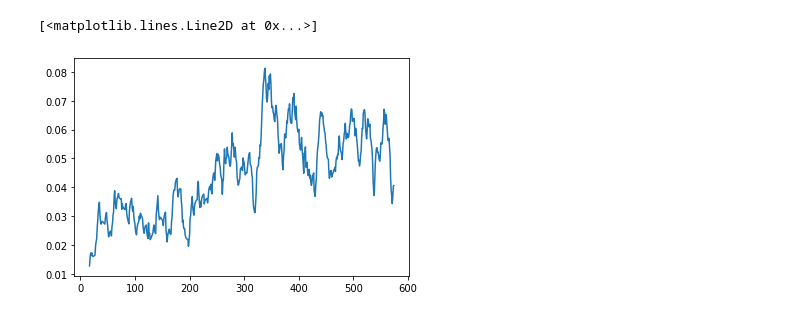
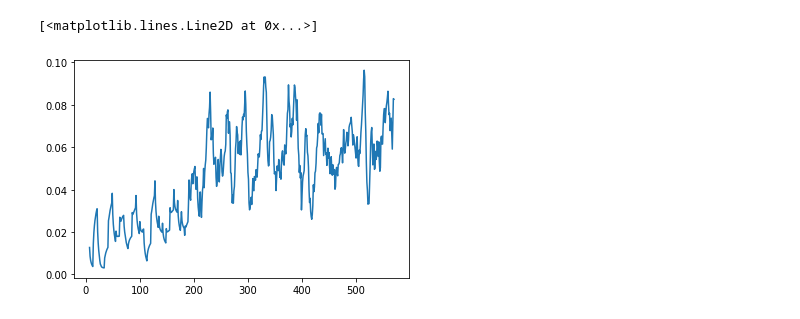
Before and after one commit to kojabawa/pirates, a Jupyter notebook: api dados/main.ipynb, the cells around one changed output. Cells and saved outputs as stored; diff of their text form; code cells hidden in the pictures.

```diff
--- a/api dados/main.ipynb
+++ b/api dados/main.ipynb
@@ -49,0 +49,13 @@ preço2019 = preço2019.loc[preço2019['Date'].dt.year >= 2019] #extraindo dados
+# %%
+preco_btc = pd.read_csv('btcusd.csv', skiprows=1).sort_values(by='Date')   #dados do bitcoin extraídos do cryptodatadownload.com
+
+preco_btc['Date'] = pd.to_datetime(preco_btc['Date'], infer_datetime_format=True)
+
+preco_btc['month_end'] = pd.to_datetime(preco_btc['Date'], format="%Y%m") + MonthEnd(0)
+
+preco_btc['month_end_bool'] = (preco_btc['month_end'] == preco_btc['Date']).astype(int) #boolean para pegar o ultimo dia do mes
+
+preco_btc['dt_month_year'] = preco_btc['Date'].dt.to_period('M')
+
+preco2019 = preco_btc[preco_btc['Date'] >= '2019']
+preco2019
@@ -115,7 +175,7 @@ newsagg = news.set_index('Date').groupby(pd.Grouper(freq='D')).sum()
 newsagg.reset_index(inplace=True)#tomando o índice original para uma operação a seguir, pode ser removido se trocarmos o for por outro método
 newsagg['dummy'] = ''             #apenas utilizado no for
 # %%
-for i in range(587):                                                  #triste
+for i in range(len(newsagg)):                                                  #triste
     if newsagg['value'][i] != 0:                                      #esse for é utilizado pra fazer o decay de notícias, assim não temos
         newsagg.loc[i, 'dummy'] = 0                                   #dias com valor nulo de sentimento de notícias relacionadas a bitcoin.
     elif (newsagg['value'][i] == 0) & (newsagg['dummy'][i-1] == 0):   #Basicamente, ele checa se o dia anterior teve notícias, e se não teve
@@ -150,7 +210,7 @@ for i in range(587):                                                  #triste
 newsagg['value'] = newsagg['value'].replace(to_replace=0, method='ffill')*1/(1+newsagg['dummy'])
 #já sabendo o número de dias sem notícias, preenchemos os valores e descontamos com uma função inversa (arbitrária)
 # %%
-corrnoticias = pd.merge(left=preço2019, left_on='Date',
+corrnoticias = pd.merge(left=preco2019, left_on='Date',
          right=newsagg, right_on='Date')
 # %%
 def newscorr(dado1, dado2):                                          #função que avalia o melhor número de dias de lag
@@ -202,5 +262,5 @@ melhorMA(corrnoticias['Close'], corrnoticias['value'])
 # %%
-plt.plot(corrnoticias['value'].rolling(window=18).mean().dropna())
+plt.plot(corrnoticias['value'].rolling(window=8).mean().dropna())
 # %% [output]
 [<matplotlib.lines.Line2D at 0x...>]
-[figure, old version]
+[figure, new version]
```
Also changed, not shown: parts of 15 cells of this notebook, 8 other files.
